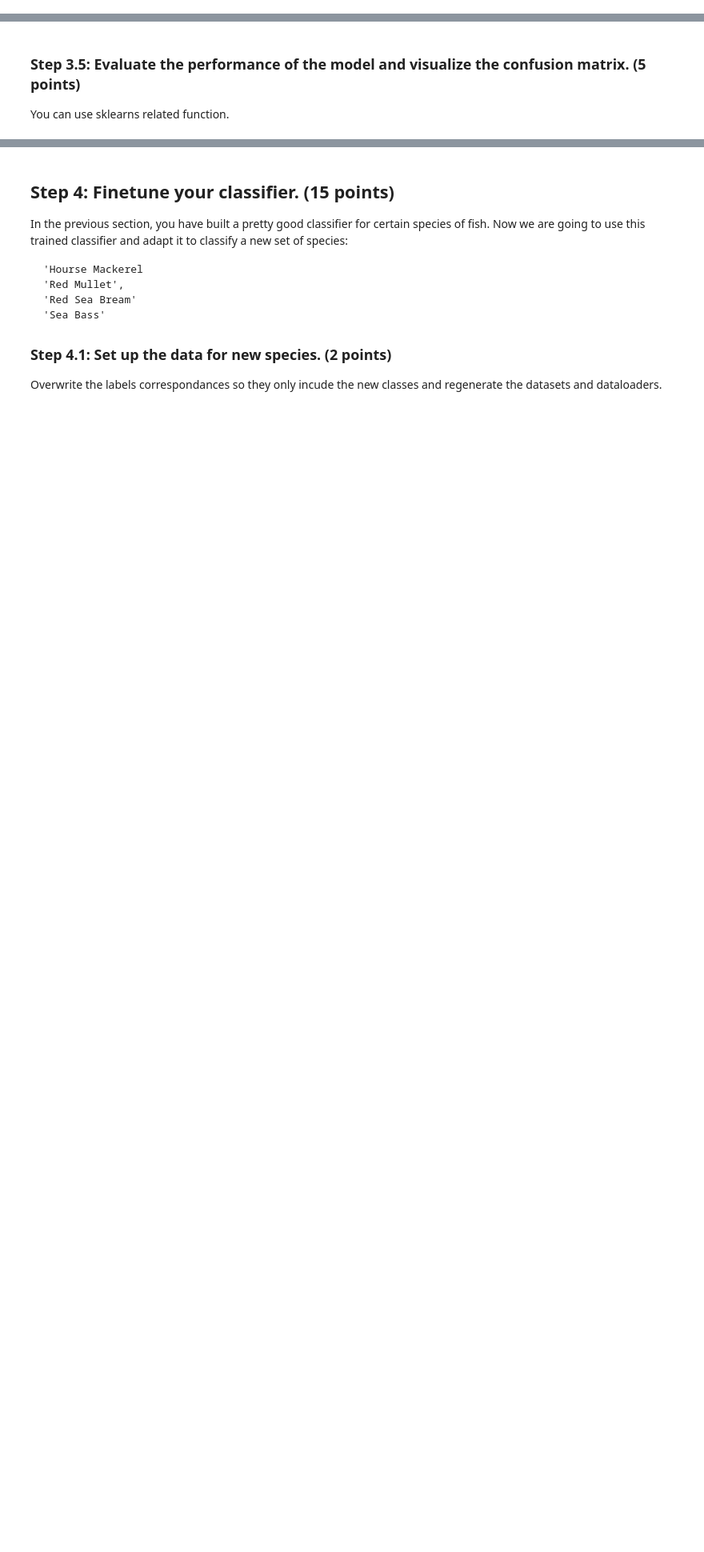
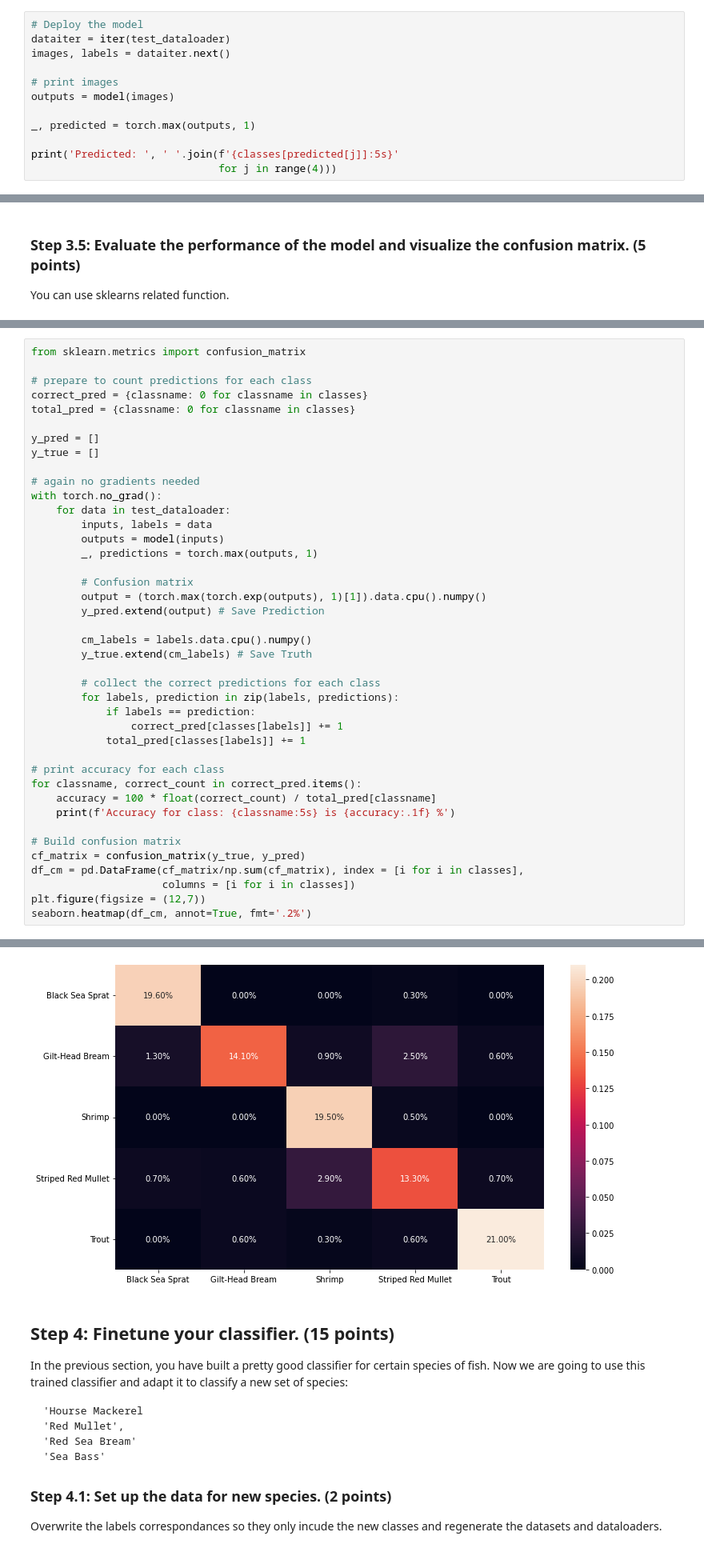
Before and after one commit to xw2519/Computer_Vision, a Jupyter notebook: Coursework/coursework_02/coursework_02.ipynb, the cells around one changed output, grey strips where cells are left out. Shown at 80% size. Cells and saved outputs as stored; diff of their text form; blank space fills up the shorter version.

```diff
--- a/Coursework/coursework_02/coursework_02.ipynb
+++ b/Coursework/coursework_02/coursework_02.ipynb
@@ -283,0 +347,12 @@ for epoch in tqdm(range(epochs)):
+# %%
+# Deploy the model
+dataiter = iter(test_dataloader)
+images, labels = dataiter.next()
+
+# print images
+outputs = model(images)
+
+_, predicted = torch.max(outputs, 1)
+
+print('Predicted: ', ' '.join(f'{classes[predicted[j]]:5s}'
+                              for j in range(4)))
@@ -289,0 +393,42 @@ You can use sklearns related function.
+# %%
+from sklearn.metrics import confusion_matrix
+
+# prepare to count predictions for each class
+correct_pred = {classname: 0 for classname in classes}
+total_pred = {classname: 0 for classname in classes}
+
+y_pred = []
+y_true = []
+
+# again no gradients needed
+with torch.no_grad():
+    for data in test_dataloader:
+        inputs, labels = data
+        outputs = model(inputs)
+        _, predictions = torch.max(outputs, 1)
+
+        # Confusion matrix
+        output = (torch.max(torch.exp(outputs), 1)[1]).data.cpu().numpy()
+        y_pred.extend(output) # Save Prediction
+
+        cm_labels = labels.data.cpu().numpy()
+        y_true.extend(cm_labels) # Save Truth
+
+        # collect the correct predictions for each class
+        for labels, prediction in zip(labels, predictions):
+            if labels == prediction:
+                correct_pred[classes[labels]] += 1
+            total_pred[classes[labels]] += 1
+
+# print accuracy for each class
+for classname, correct_count in correct_pred.items():
+    accuracy = 100 * float(correct_count) / total_pred[classname]
+    print(f'Accuracy for class: {classname:5s} is {accuracy:.1f} %')
+
+# Build confusion matrix
+cf_matrix = confusion_matrix(y_true, y_pred)
+df_cm = pd.DataFrame(cf_matrix/np.sum(cf_matrix), index = [i for i in classes],
+                     columns = [i for i in classes])
+plt.figure(figsize = (12,7))
+seaborn.heatmap(df_cm, annot=True, fmt='.2%')
+# %% [output]
@@ -290,3 +442,4 @@ You can use sklearns related function.
+[figure, added]
 # %% [markdown]
 ## Step 4: Finetune your classifier. (15 points)
 
```
Also changed, not shown: parts of 15 cells of this notebook, 1 other file.
